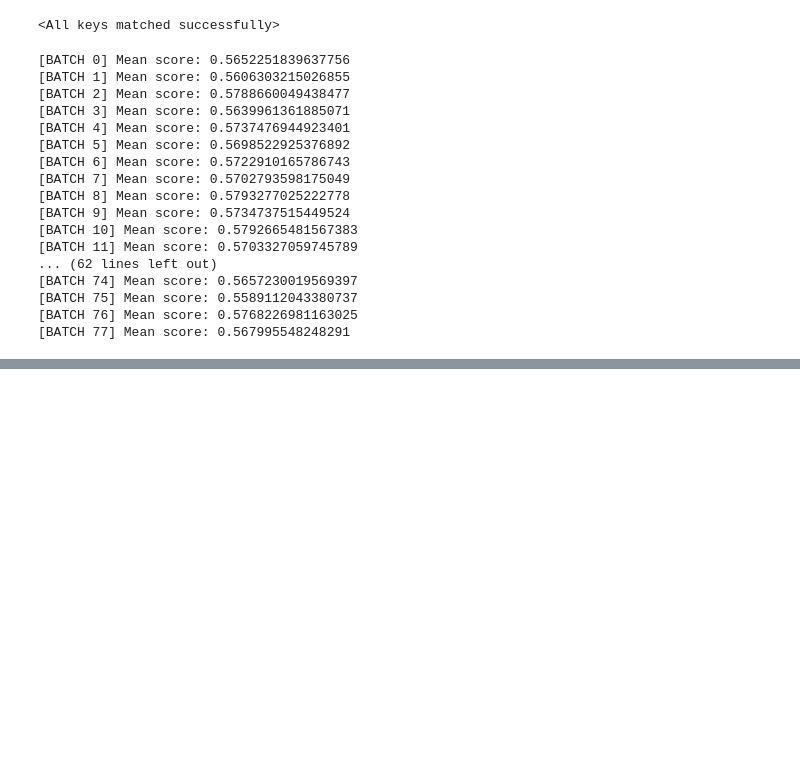
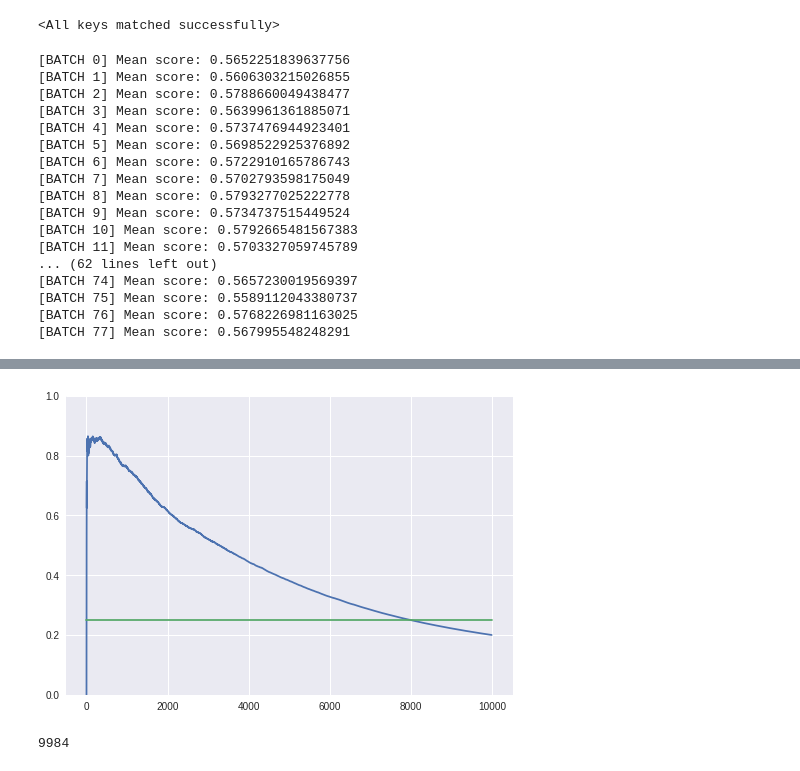
Before and after one commit to bstefa/novelty-detection, a Jupyter notebook: experiments/novelty_mnist_aae_benchmarking.ipynb, the cells around one changed output, grey strips where cells are left out. Drawn from its saved outputs; the diff is of its cells as text; code cells hidden in the pictures; blank space fills up the shorter version.

```diff
--- a/experiments/novelty_mnist_aae_benchmarking.ipynb
+++ b/experiments/novelty_mnist_aae_benchmarking.ipynb
@@ -197,2 +154,18 @@ print('Random ROC AUC: 0.5')
 ROC AUC: 0.8921743243368587
 Random ROC AUC: 0.5
+# %%
+pak = metrics.precision_at_k(test_novelty_scores, test_novelty_labels)
+
+uniques, counts = np.unique(test_novelty_labels, return_counts=True)
+random = counts.min() / counts.max()
+
+plt.plot(pak)
+plt.plot([0, 10000], [random, random])
+plt.ylim([0., 1.])
+plt.show()
+# %% [output]
+[figure, added]
+# %%
+print(len(pak))
+# %% [output]
+9984
```
Also changed, not shown: parts of 8 cells of this notebook, 9 other files.
